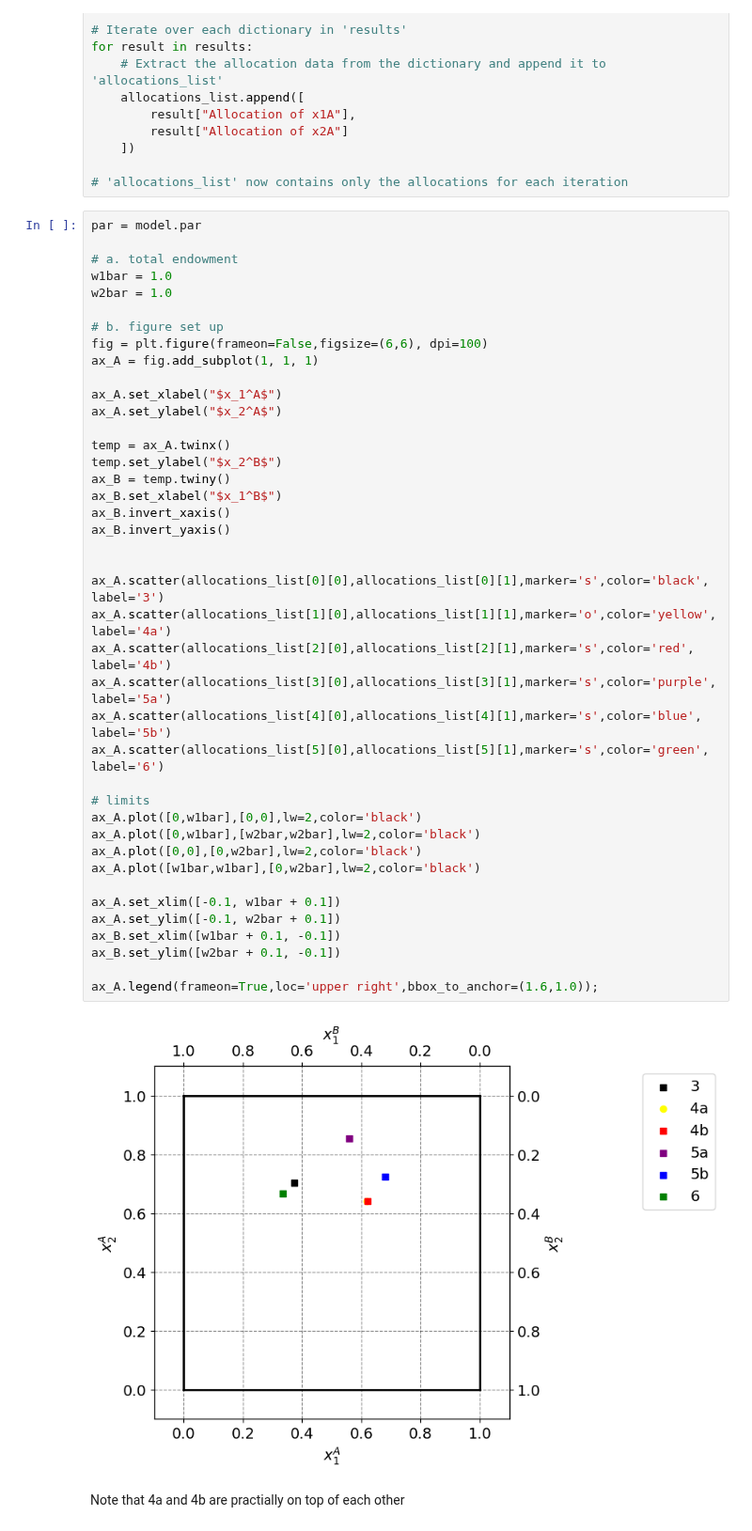
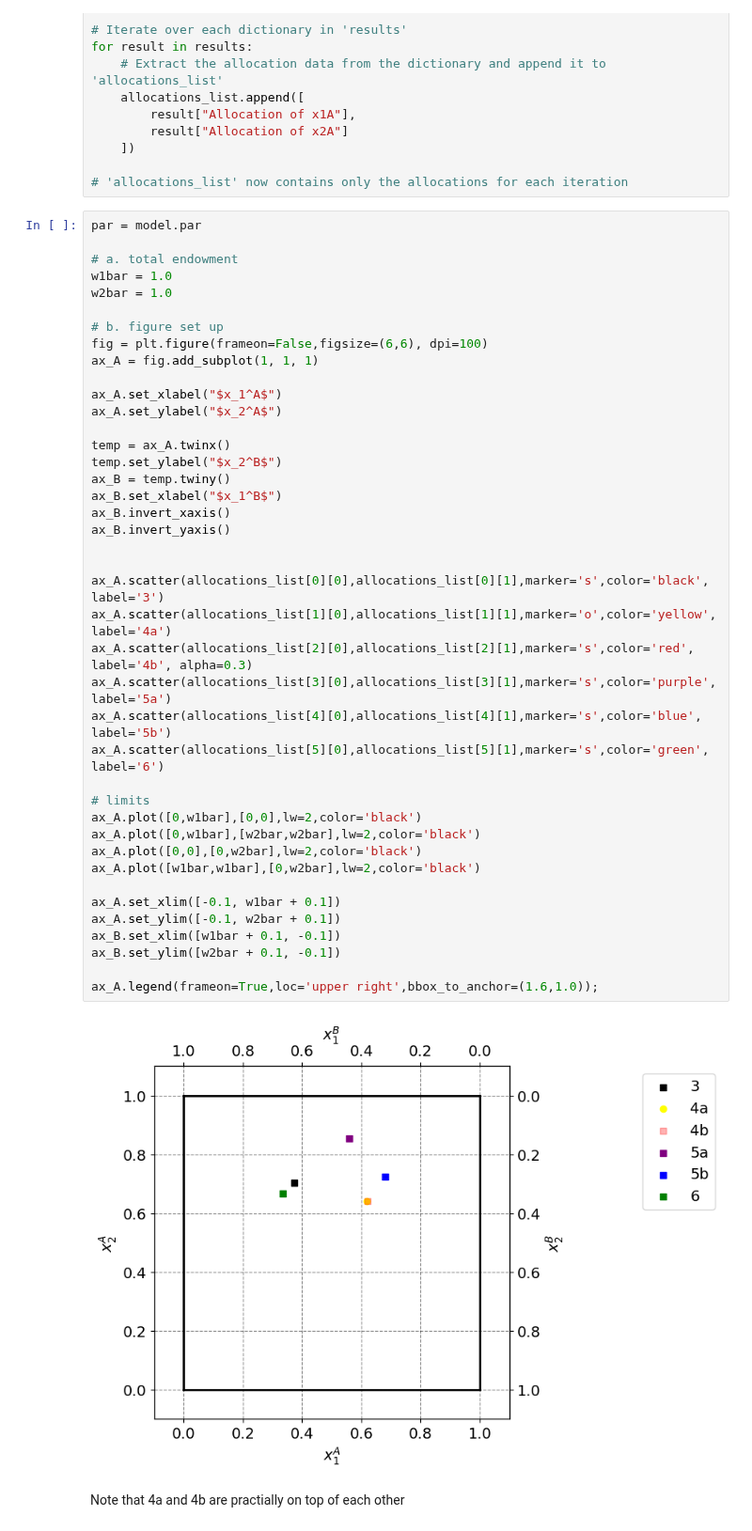
Before and after one commit to NumEconCopenhagen/projects-2024-codeonomics-crew, a Jupyter notebook: inauguralproject/inauguralproject.ipynb, the cells around one changed output. Shown at 94% size. Cells and saved outputs as stored; diff of their text form.

```diff
--- a/inauguralproject/inauguralproject.ipynb
+++ b/inauguralproject/inauguralproject.ipynb
@@ -689,35 +686,35 @@ ax_A = fig.add_subplot(1, 1, 1)
 ax_A.set_xlabel("$x_1^A$")
 ax_A.set_ylabel("$x_2^A$")
 
 temp = ax_A.twinx()
 temp.set_ylabel("$x_2^B$")
 ax_B = temp.twiny()
 ax_B.set_xlabel("$x_1^B$")
 ax_B.invert_xaxis()
 ax_B.invert_yaxis()
 
 
 ax_A.scatter(allocations_list[0][0],allocations_list[0][1],marker='s',color='black', label='3')
 ax_A.scatter(allocations_list[1][0],allocations_list[1][1],marker='o',color='yellow', label='4a')
-ax_A.scatter(allocations_list[2][0],allocations_list[2][1],marker='s',color='red', label='4b')
+ax_A.scatter(allocations_list[2][0],allocations_list[2][1],marker='s',color='red', label='4b', alpha=0.3)
 ax_A.scatter(allocations_list[3][0],allocations_list[3][1],marker='s',color='purple', label='5a')
 ax_A.scatter(allocations_list[4][0],allocations_list[4][1],marker='s',color='blue', label='5b')
 ax_A.scatter(allocations_list[5][0],allocations_list[5][1],marker='s',color='green', label='6')
 
 # limits
 ax_A.plot([0,w1bar],[0,0],lw=2,color='black')
 ax_A.plot([0,w1bar],[w2bar,w2bar],lw=2,color='black')
 ax_A.plot([0,0],[0,w2bar],lw=2,color='black')
 ax_A.plot([w1bar,w1bar],[0,w2bar],lw=2,color='black')
 
 ax_A.set_xlim([-0.1, w1bar + 0.1])
 ax_A.set_ylim([-0.1, w2bar + 0.1])
 ax_B.set_xlim([w1bar + 0.1, -0.1])
 ax_B.set_ylim([w2bar + 0.1, -0.1])
 
 ax_A.legend(frameon=True,loc='upper right',bbox_to_anchor=(1.6,1.0));
 # %% [output]
-[figure, old version]
+[figure, new version]
 # %% [markdown]
 Note that 4a and 4b are practially on top of each other
 # %% [markdown]
```
Also changed, not shown: parts of 1 cell of this notebook.
